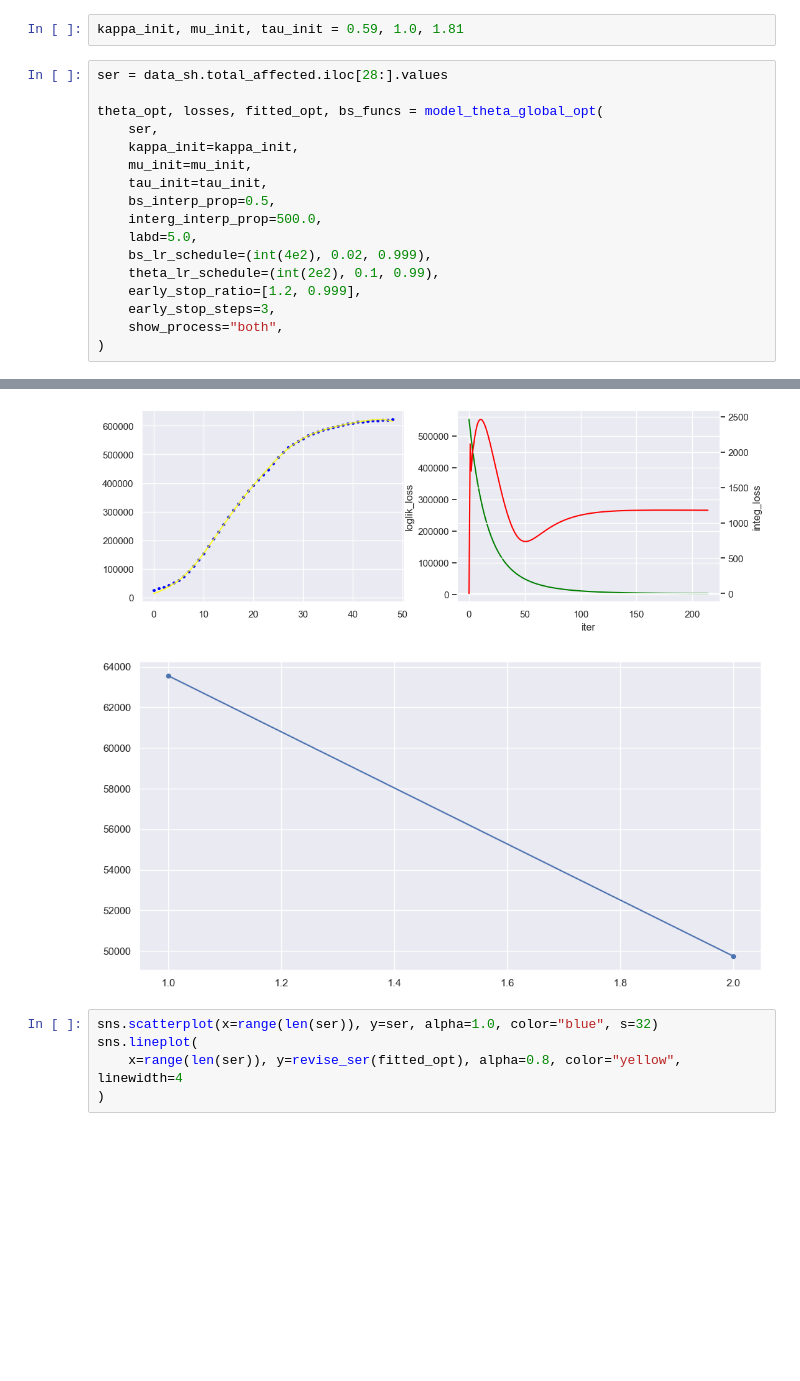
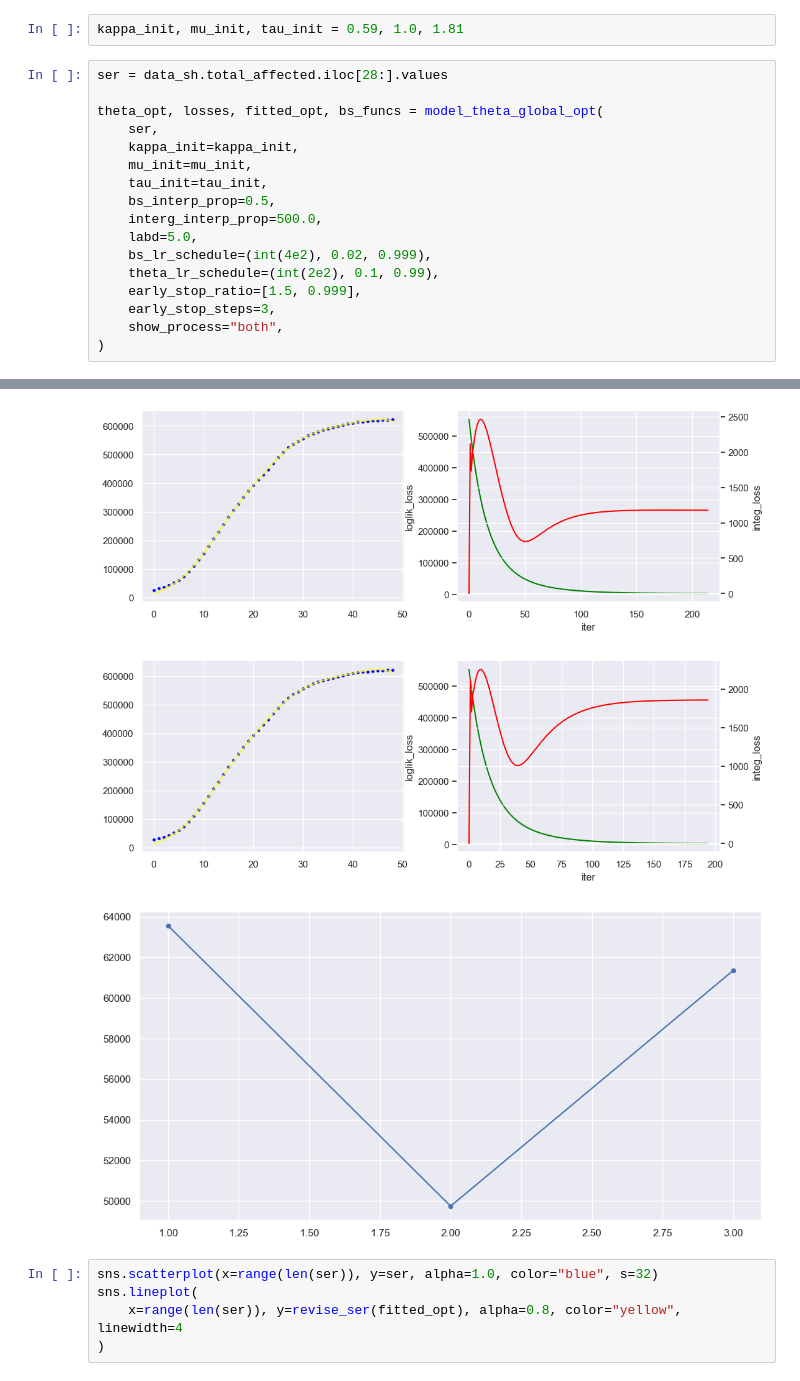
Before and after one commit to ChenZhouUC/Covid19_Modeling, a Jupyter notebook: scripts/covid19.ipynb, the cells around one changed output, grey strips where cells are left out. Drawn from its saved outputs; the diff is of its cells as text; blank space fills up the shorter version.

```diff
--- a/scripts/covid19.ipynb
+++ b/scripts/covid19.ipynb
@@ -167,7 +167,7 @@ theta_opt, losses, fitted_opt, bs_funcs = model_theta_global_opt(
     labd=5.0,
     bs_lr_schedule=(int(4e2), 0.02, 0.999),
     theta_lr_schedule=(int(2e2), 0.1, 0.99),
-    early_stop_ratio=[1.2, 0.999],
+    early_stop_ratio=[1.5, 0.999],
     early_stop_steps=3,
     show_process="both",
 )
@@ -177,7 +178,8 @@ inter 1: Theta: [0.59082545 1.00629384 1.81727524] Loss: 49748.02322857234
 [figure]
 [figure]
 [figure]
-[figure, old version]
+[figure, new version]
+[figure, added]
 # %%
 sns.scatterplot(x=range(len(ser)), y=ser, alpha=1.0, color="blue", s=32)
 sns.lineplot(
```
Also changed, not shown: parts of 12 cells of this notebook.
